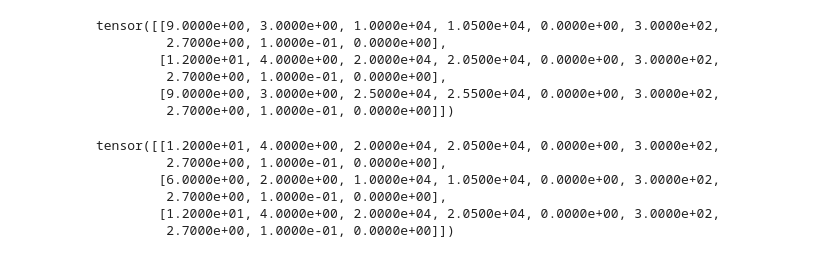
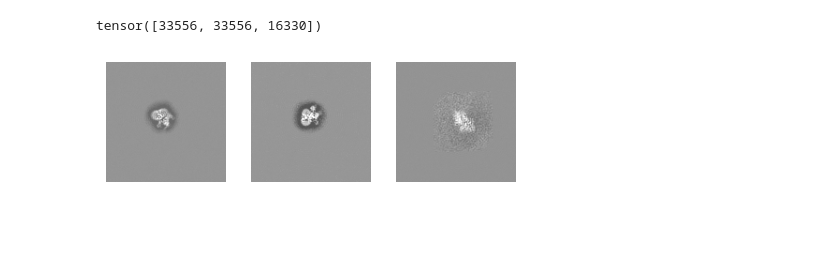
Before and after one commit to jproney/cryofinder, a Jupyter notebook: test_dataloader.ipynb, the cells around one changed output. Saved outputs shown, nothing was run; the diff lists cells and outputs as text; code cells hidden in the pictures; blank space fills up the shorter version.

```diff
--- a/test_dataloader.ipynb
+++ b/test_dataloader.ipynb
@@ -29 +1,14 @@ thetas = torch.tensor([x[1] for x in poselist]).view(-1)
+# %%
+import torch
+import numpy as np
+from cryodrgn.source import ImageSource
+import os
+import pickle
+import torch
+
+dat = torch.load("../train_projections.pt")
+ids = dat['ids']
+images = dat['images']
+phis = dat['phis']
+thetas = dat['thetas']
 # %%
@@ -42,6 +27,7 @@ import sys
 sys.path.insert(1, "/nobackup/users/jamesron/broeyjoey/")
 from data import ContrastiveProjectionDataset
 
-dataset = ContrastiveProjectionDataset(imglist, phis, thetas, ids, dfu=[10000, 15000, 20000, 25000], snr1=[7.5,9,12, 15], pos_angle_threshold=30)
-loader = torch.utils.data.DataLoader(dataset, collate_fn=lambda x: ContrastiveProjectionDataset.collate_fn(x, dataset.lat, dataset.mask, dataset.freqs), shuffle=True, batch_size=8)
+
+dataset = ContrastiveProjectionDataset(images, phis, thetas, ids, dfu=[10000, 15000, 20000, 25000], snr1=[7.5,9,12, 15], pos_angle_threshold=45)
+loader = torch.utils.data.DataLoader(dataset, collate_fn=lambda x: ContrastiveProjectionDataset.collate_fn(x, dataset.lat, dataset.mask, dataset.freqs, ctf_corrupt=False, noise=True), shuffle=True, batch_size=8)
 # %% [output]
@@ -49,2 +35,2 @@ loader = torch.utils.data.DataLoader(dataset, collate_fn=lambda x: ContrastivePr
 # %%
-images, ctf, posdist = next(iter(loader))
+imgs, ctf, ids = next(iter(loader))
@@ -71,12 +61,10 @@ def plot_projections(imgs, labels=None, max_imgs=25):
         labels = [None for _ in axes.ravel()]
 
     for img, ax, lbl in zip(imgs, axes.ravel(), labels):
-        ax.imshow(img, cmap="Greys_r")
+        ax.imshow(img, vmin=-15, vmax=15,cmap="Greys_r")
         if lbl is not None:
             ax.set_title(lbl)
         ax.axis("off")
 
     plt.tight_layout()
     return fig, axes
-
-plot_projections(images[7])
@@ -111,18 +71,7 @@ tensor([[[-0.0164,  0.0439,  0.0302,  ...,  0.0134, -0.0109,  0.0316],
-# %%
-ctf[0]
-# %% [output]
-tensor([[9.0000e+00, 3.0000e+00, 1.0000e+04, 1.0500e+04, 0.0000e+00, 3.0000e+02,
-         2.7000e+00, 1.0000e-01, 0.0000e+00],
-        [1.2000e+01, 4.0000e+00, 2.0000e+04, 2.0500e+04, 0.0000e+00, 3.0000e+02,
-         2.7000e+00, 1.0000e-01, 0.0000e+00],
-        [9.0000e+00, 3.0000e+00, 2.5000e+04, 2.5500e+04, 0.0000e+00, 3.0000e+02,
-         2.7000e+00, 1.0000e-01, 0.0000e+00]])
-# %%
-ctf[2]
-# %% [output]
-tensor([[1.2000e+01, 4.0000e+00, 2.0000e+04, 2.0500e+04, 0.0000e+00, 3.0000e+02,
-         2.7000e+00, 1.0000e-01, 0.0000e+00],
-        [6.0000e+00, 2.0000e+00, 1.0000e+04, 1.0500e+04, 0.0000e+00, 3.0000e+02,
-         2.7000e+00, 1.0000e-01, 0.0000e+00],
-        [1.2000e+01, 4.0000e+00, 2.0000e+04, 2.0500e+04, 0.0000e+00, 3.0000e+02,
-         2.7000e+00, 1.0000e-01, 0.0000e+00]])
+# %%
+i=4
+plot_projections(imgs[i])
+print(ids[i])
+# %% [output]
+tensor([33556, 33556, 16330])
+[figure, added]
```
Also changed, not shown: parts of 22 cells of this notebook, 2 other files.
